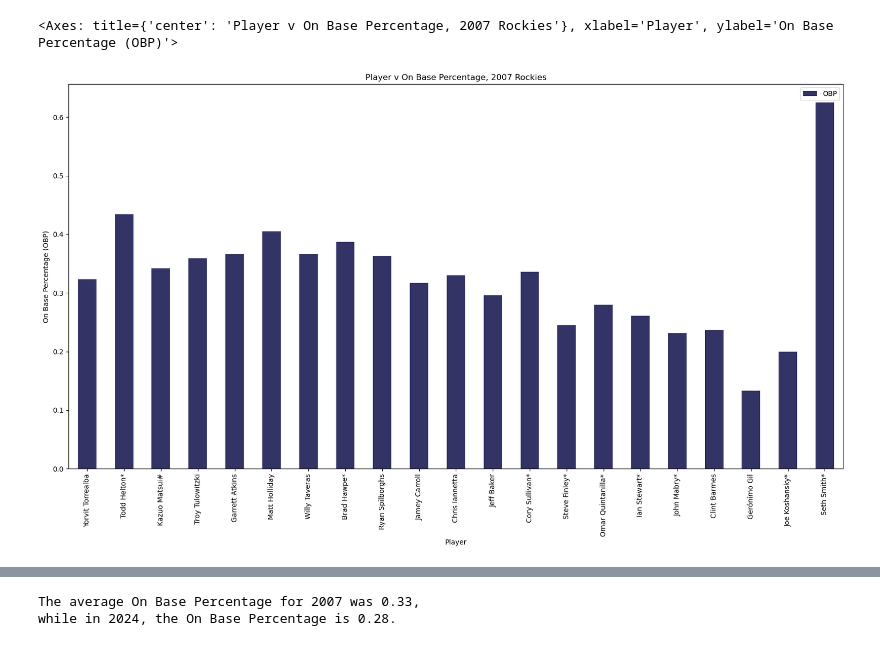
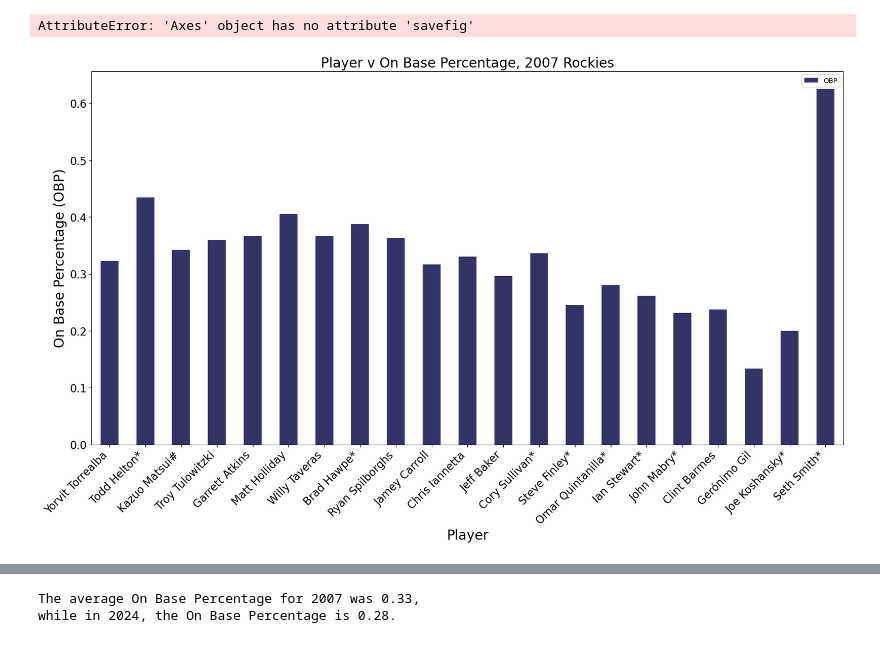
Before and after one commit to cassydm/rockies_moneyball_part-deux, a Jupyter notebook: Test_files/working_file_cassy.ipynb, the cells around one changed output, grey strips where cells are left out. Cells and saved outputs as stored; diff of their text form; code cells hidden in the pictures.

Commit message:
batting visuals (in progress)

```diff
--- a/Test_files/working_file_cassy.ipynb
+++ b/Test_files/working_file_cassy.ipynb
@@ -78,16 +83,18 @@ batting_2007=batting_2007.head(21)
 batting_2024=batting_2024.head(21)
 # %%
 # Plotting the '07 batting data in a bar chart to view players and their on base percentage.
-batting_2007.plot(x="Name",
+batting_fig1=batting_2007.plot(x="Name",
                   y="OBP",
                   kind="bar",
-                  title="Player v On Base Percentage, 2007 Rockies",
-                  ylabel="On Base Percentage (OBP)",
-                  xlabel="Player",
                   figsize= [20,10],
+                  fontsize=16,
                   color=ls.Rockies_Purple_Hex)
+batting_fig1.set_ylabel('On Base Percentage (OBP)', fontsize=20)
+batting_fig1.set_xlabel('Player', fontsize=20,)
+batting_fig1.set_title("Player v On Base Percentage, 2007 Rockies", fontsize=20)
+batting_fig1.set_xticklabels(batting_fig1.get_xticklabels(), rotation=45, ha='right')
 # %% [output]
-<Axes: title={'center': 'Player v On Base Percentage, 2007 Rockies'}, xlabel='Player', ylabel='On Base Percentage (OBP)'>
+AttributeError: 'Axes' object has no attribute 'savefig'
-[figure, old version]
+[figure, new version]
 # %%
 # Plotting the '24 batting data in a bar chart to view players and their on base percentage.
```
Also changed, not shown: parts of 17 cells of this notebook, 6 other files.
